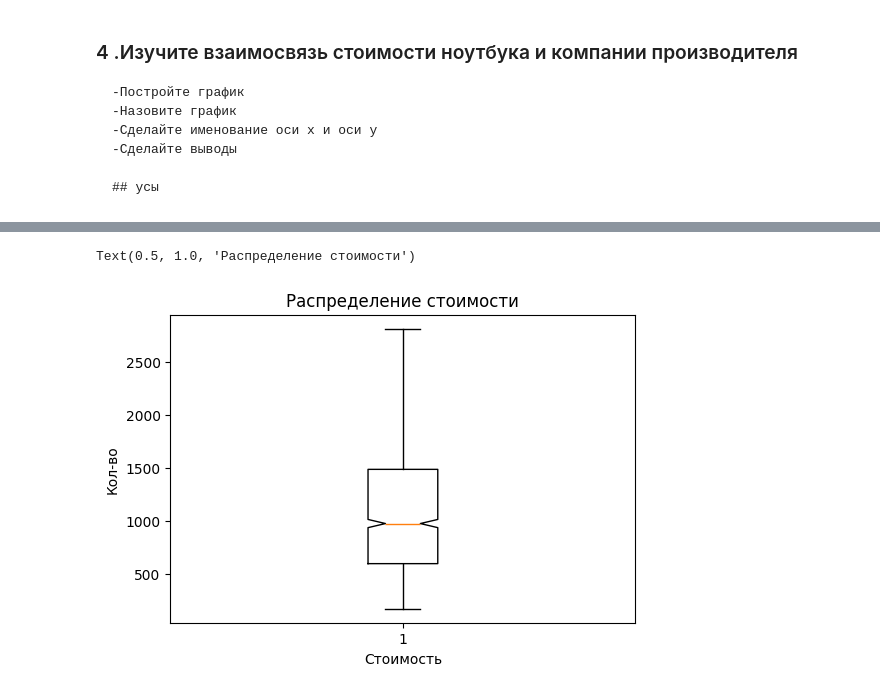
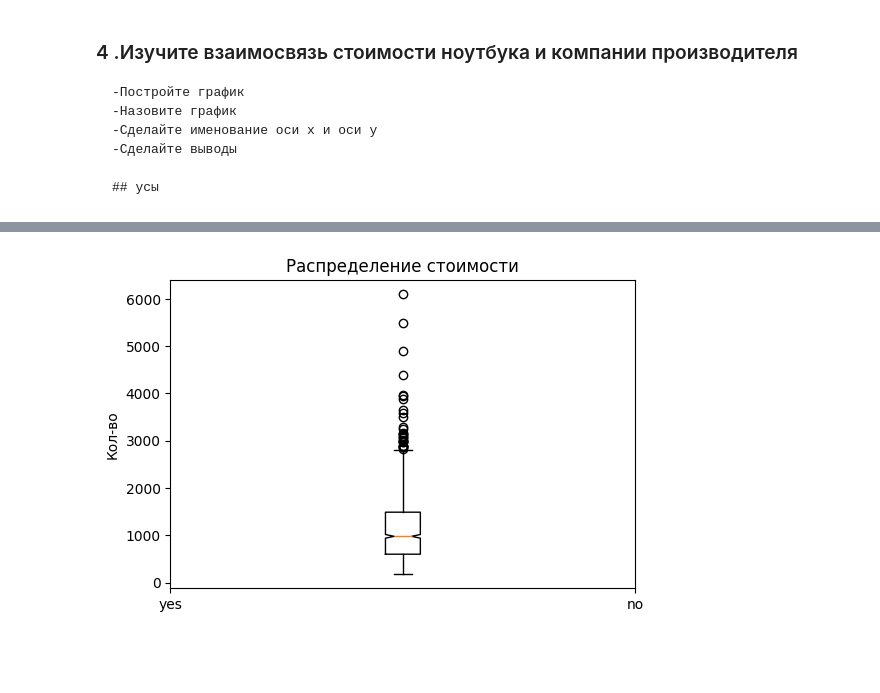
Before and after one commit to ElenaPhoenix/Python_for_analysts.Seminars_and_homework, a Jupyter notebook: Seminar_4/Task_4.ipynb, the cells around one changed output, grey strips where cells are left out. Drawn from its saved outputs; the diff is of its cells as text; code cells hidden in the pictures; blank space fills up the shorter version.

```diff
--- a/Seminar_4/Task_4.ipynb
+++ b/Seminar_4/Task_4.ipynb
@@ -31,10 +31,10 @@ df.head()
 | 4 | Apple | MacBook Pro | Ultrabook | 13.3 | Intel Core i5 3.1GHz | 8GB | Intel Iris Plus Graphics 650 | macOS | 1.37 | 1803.60 | ... |
 # %%
 plt.figure(figsize=(6,4))
-plt.boxplot(df['Price_euros'], ['Cpu_Company'], showfliers=False)
-plt.xlabel('Стоимость')
+plt.boxplot(df['Price_euros'], ['Cpu_Company'])
+#plt.xlabel('Стоимость')
 plt.ylabel('Кол-во')
 plt.title('Распределение стоимости')
+plt.xticks([0, 2], ['yes', 'no']);
 # %% [output]
-Text(0.5, 1.0, 'Распределение стоимости')
-[figure, old version]
+[figure, new version]
```
Also changed, not shown: 2 other files.
